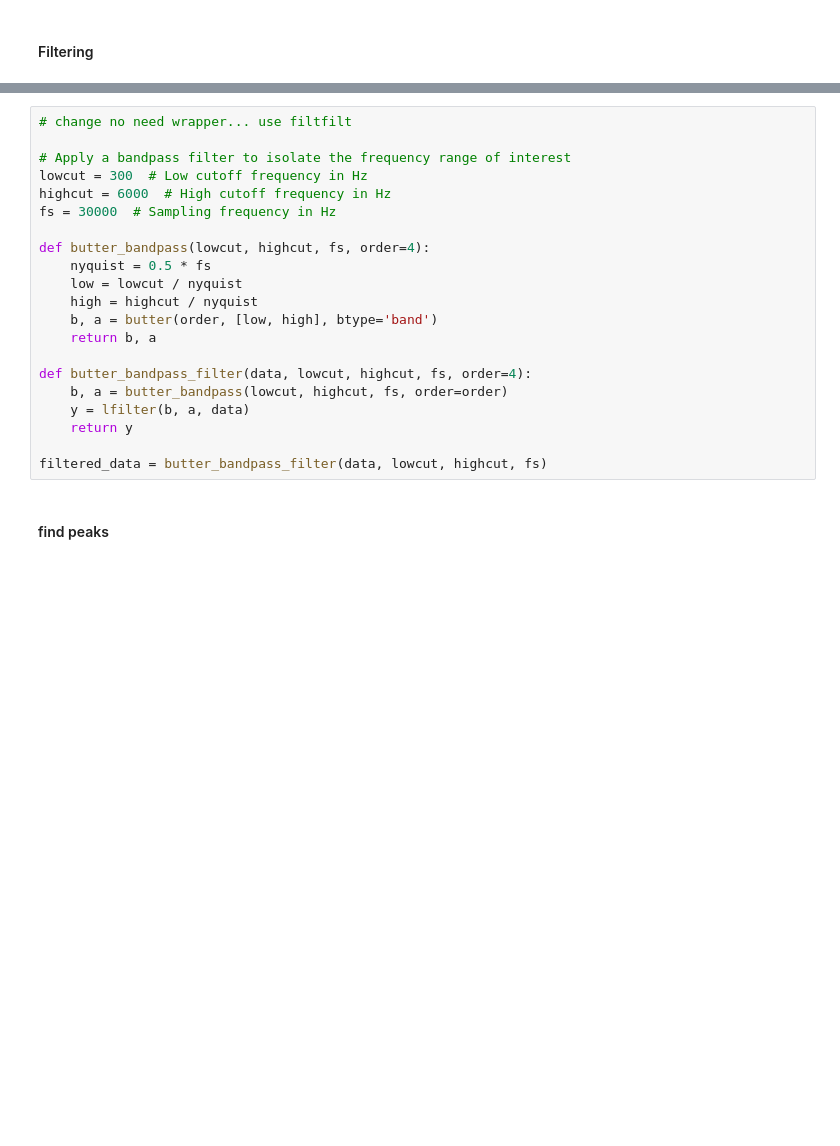
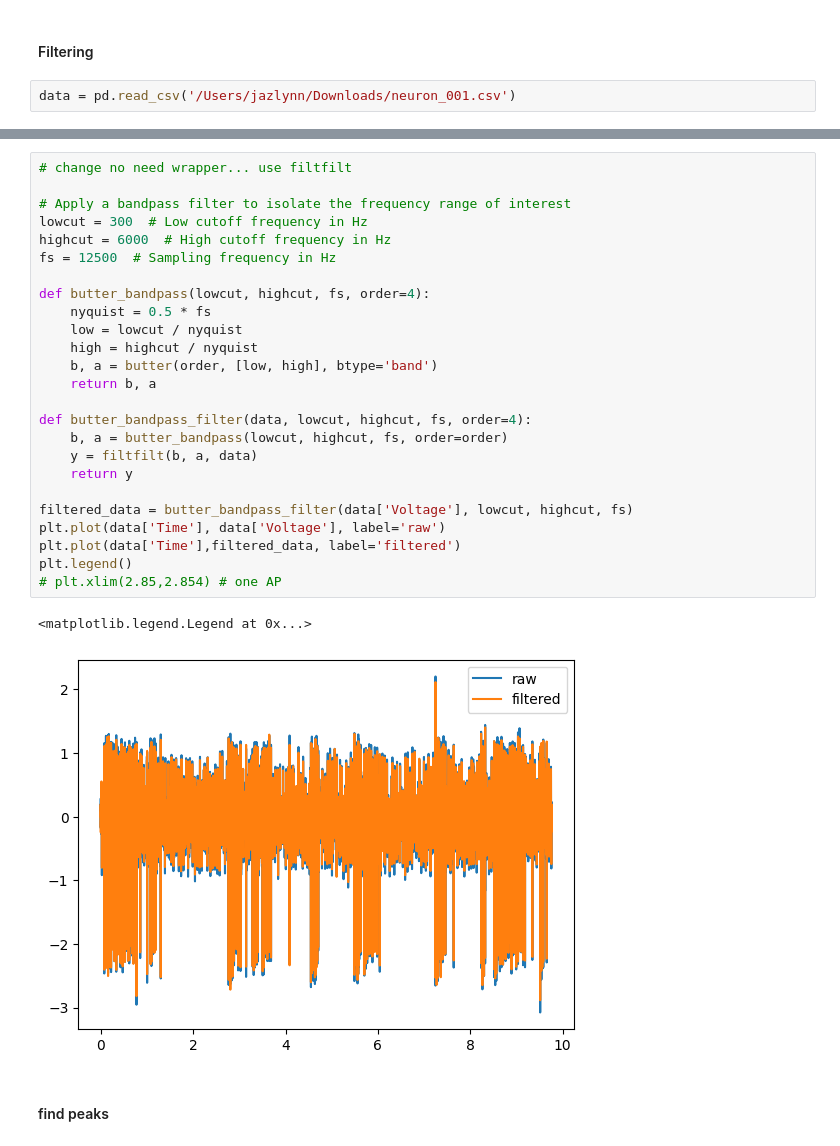
Before and after one commit to jazlynntan/BME1500H_group5, a Jupyter notebook: BasicSpikeSorting.ipynb, the cells around one changed output, grey strips where cells are left out. Drawn from its saved outputs; the diff is of its cells as text; blank space fills up the shorter version.

Commit message:
Filtering, peak detection, waveform clustering

```diff
--- a/BasicSpikeSorting.ipynb
+++ b/BasicSpikeSorting.ipynb
@@ -10,3 +10,5 @@ from sklearn.cluster import KMeans
 import matplotlib.pyplot as plt
 # %% [markdown]
 #### Filtering
+# %%
+data = pd.read_csv('/Users/jazlynn/Downloads/neuron_001.csv')
@@ -13,24 +31,31 @@ import matplotlib.pyplot as plt
 # %%
 # change no need wrapper... use filtfilt
 
 # Apply a bandpass filter to isolate the frequency range of interest
 lowcut = 300  # Low cutoff frequency in Hz
 highcut = 6000  # High cutoff frequency in Hz
-fs = 30000  # Sampling frequency in Hz
+fs = 12500  # Sampling frequency in Hz
 
 def butter_bandpass(lowcut, highcut, fs, order=4):
     nyquist = 0.5 * fs
     low = lowcut / nyquist
     high = highcut / nyquist
     b, a = butter(order, [low, high], btype='band')
     return b, a
 
 def butter_bandpass_filter(data, lowcut, highcut, fs, order=4):
     b, a = butter_bandpass(lowcut, highcut, fs, order=order)
-    y = lfilter(b, a, data)
+    y = filtfilt(b, a, data)
     return y
 
-filtered_data = butter_bandpass_filter(data, lowcut, highcut, fs)
+filtered_data = butter_bandpass_filter(data['Voltage'], lowcut, highcut, fs)
+plt.plot(data['Time'], data['Voltage'], label='raw')
+plt.plot(data['Time'],filtered_data, label='filtered')
+plt.legend()
+# plt.xlim(2.85,2.854) # one AP
+# %% [output]
+<matplotlib.legend.Legend at 0x...>
+[figure, added]
 # %% [markdown]
 #### find peaks
 # %%
```
Also changed, not shown: parts of 4 cells of this notebook.
